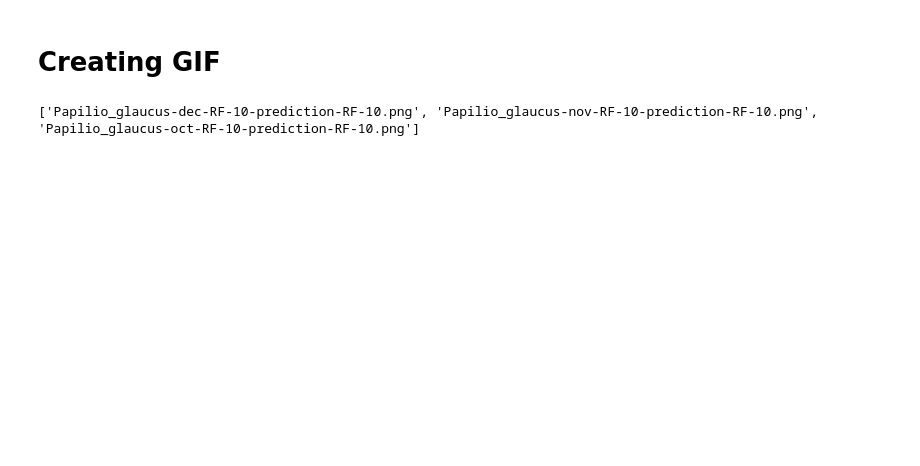
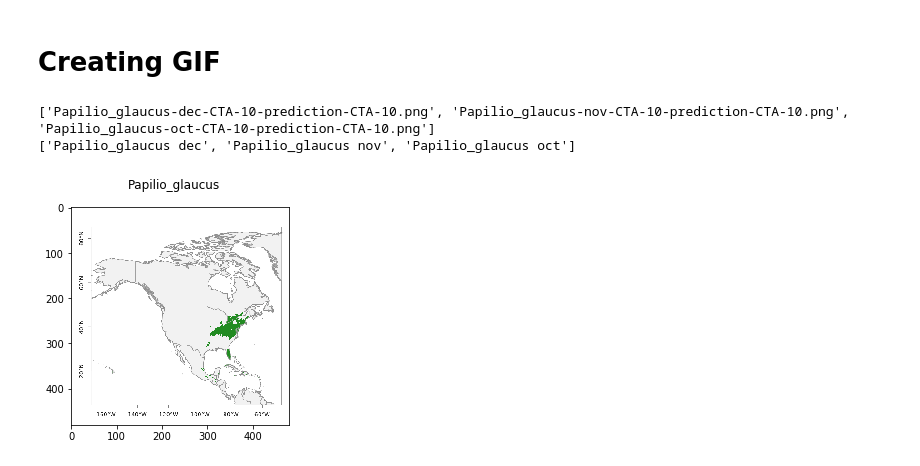
Before and after one commit to trillsauceda/playground, a Jupyter notebook: Command.ipynb, the cells around one changed output. Drawn from its saved outputs; the diff is of its cells as text; code cells hidden in the pictures; blank space fills up the shorter version.

```diff
--- a/Command.ipynb
+++ b/Command.ipynb
@@ -135,6 +136,16 @@ filenames = []
 for file in glob.glob(name.value + '-' + '???' + '-' + algo.value +'-' +'??' + '-prediction-' + algo.value + '-' + '??.png'):
     filenames.append(file)
 print(filenames)
+
+def fname_to_header(headings):
+    header = [((' '.join((i.split('-')[0]).split(' '))) + ' ' + i.split('-')[1]) for i in headings]
+    return header
+heading = fname_to_header(filenames)
+print(heading)
+
+
+#return [((' '.join((i.split('-')[0]).split('_'))) + ' ' + i.split('-')[1]) for i in lst_input]
+
 #Step back a directory
 os.chdir('..')
 
@@ -146,4 +157,14 @@ if not os.path.exists('gifs/'):
     os.makedirs('gifs/')
 imageio.mimsave('gifs/' + name.value + '-' + algo.value + '.gif', images, duration=0.3)
 # %% [output]
-['Papilio_glaucus-dec-RF-10-prediction-RF-10.png', 'Papilio_glaucus-nov-RF-10-prediction-RF-10.png', 'Papilio_glaucus-oct-RF-10-prediction-RF-10.png']
+['Papilio_glaucus-dec-CTA-10-prediction-CTA-10.png', 'Papilio_glaucus-nov-CTA-10-prediction-CTA-10.png', 'Papilio_glaucus-oct-CTA-10-prediction-CTA-10.png']
+['Papilio_glaucus dec', 'Papilio_glaucus nov', 'Papilio_glaucus oct']
+# %%
+import matplotlib.pyplot as plt
+import matplotlib.image as mpimg
+img=mpimg.imread('gifs/' + name.value + '-' + algo.value + '.gif')
+imgplot = plt.imshow(img)
+plt.suptitle(name.value)
+plt.show()
+# %% [output]
+[figure, added]
```
Also changed, not shown: parts of 4 cells of this notebook, 1 other file.
